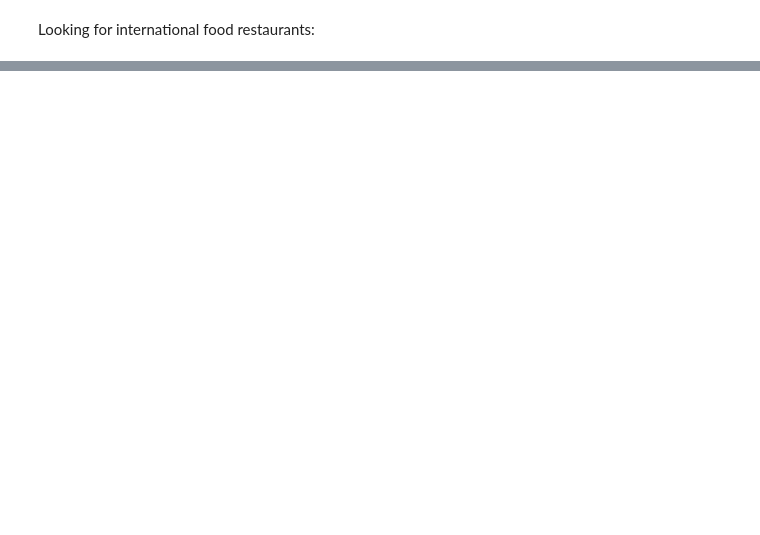
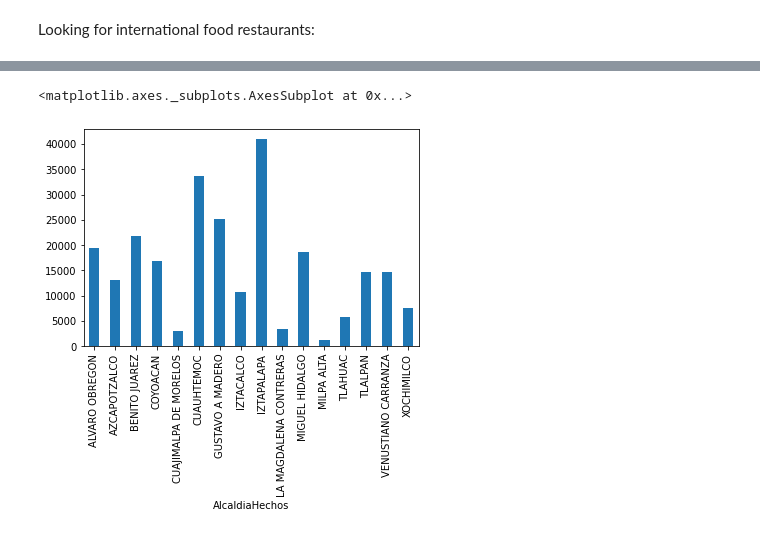
Before and after one commit to lizyazpin/Coursera_Capstone, a Jupyter notebook: Data_source.ipynb, the cells around one changed output, grey strips where cells are left out. Saved outputs shown, nothing was run; the diff lists cells and outputs as text; code cells hidden in the pictures; blank space fills up the shorter version.

```diff
--- a/Data_source.ipynb
+++ b/Data_source.ipynb
@@ -250,0 +482,5 @@ venues_map
+# %%
+violence = pd.read_csv('/content/drive/MyDrive/Colab Notebooks/data/p_violence.csv')
+violence.dropna
+print(violence.shape)
+violence.head()
@@ -250,0 +495,5 @@ venues_map
+# %%
+violence_bool = violence['AlcaldiaHechos'].str.contains("AZCAPOTZALCO|ALVARO OBREGON|BENITO JUAREZ|COYOACAN|CUAUHTEMOC|CUAJIMALPA DE MORELOS|GUSTAVO A MADERO|IZTACALCO|IZTAPALAPA|LA MAGDALENA CONTRERAS|MILPA ALTA|MIGUEL HIDALGO|TLALPAN|TLAHUAC|VENUSTIANO CARRANZA|XOCHIMILCO", na=False)
+violence_bool.isna
+test_violence = violence[violence_bool]
+test_violence.head()
@@ -250,0 +507,3 @@ venues_map
+# %%
+violence = test_violence.groupby(['AlcaldiaHechos'])['AlcaldiaHechos'].count()
+violence.head(20)
@@ -250,0 +531,4 @@ venues_map
+# %%
+violence=violence.drop("IXTLAHUACA")
+violence=violence.drop("NEXTLALPAN")
+violence.head(20)
@@ -250,0 +554,5 @@ venues_map
+# %%
+violence.plot.bar()
+# %% [output]
+<matplotlib.axes._subplots.AxesSubplot at 0x...>
+[figure, added]
```
Also changed, not shown: parts of 41 cells of this notebook.
